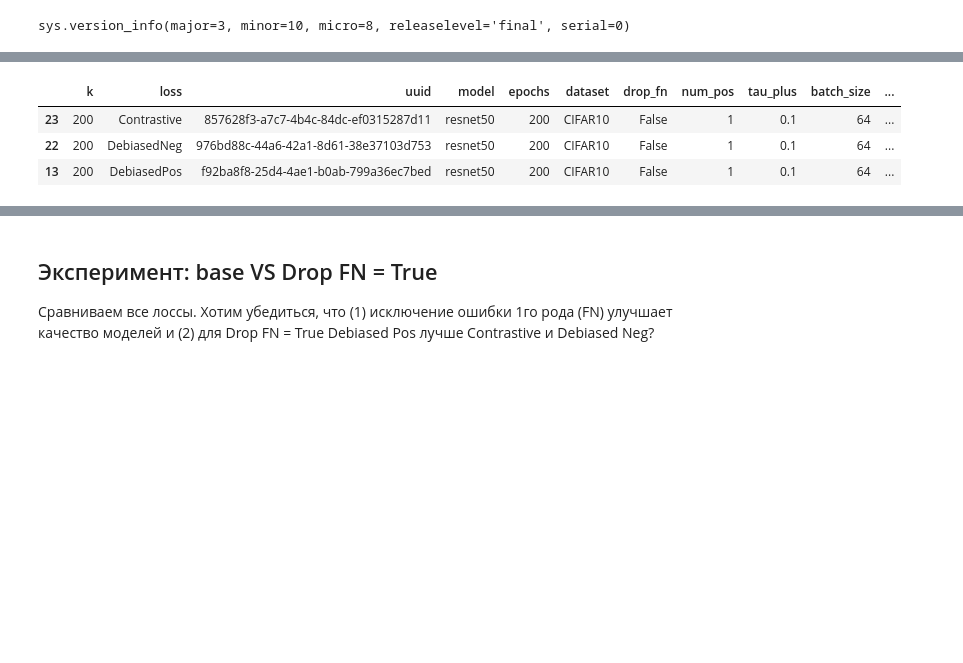
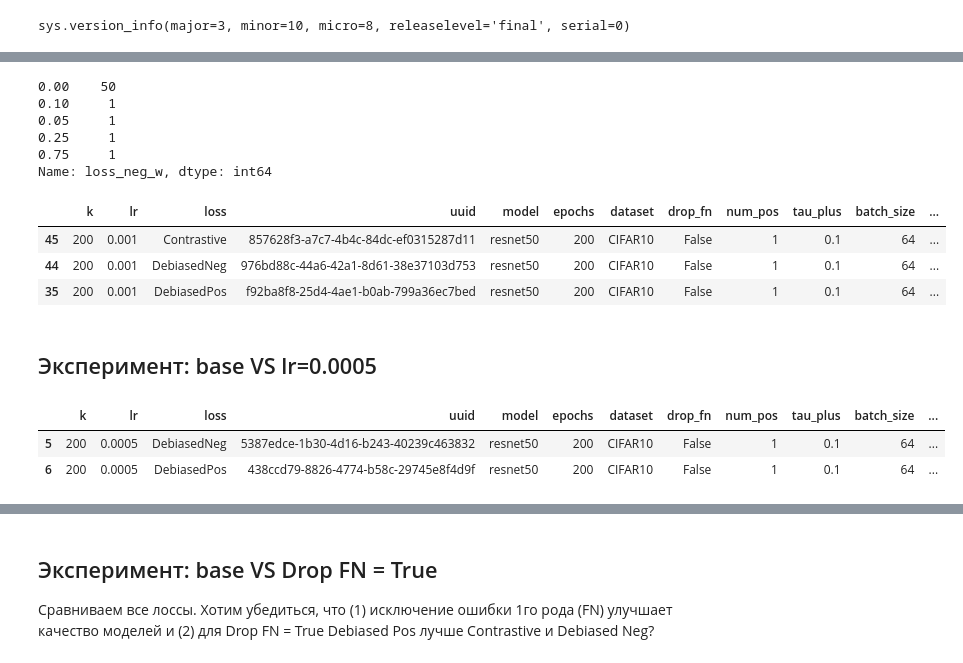
Before and after one commit to AsciiShell/hse_DCL_positive, a Jupyter notebook: plot_experiments.ipynb, the cells around one changed output, grey strips where cells are left out. Cells and saved outputs as stored; diff of their text form; code cells hidden in the pictures; blank space fills up the shorter version.

```diff
--- a/plot_experiments.ipynb
+++ b/plot_experiments.ipynb
@@ -42,7 +68,7 @@ for uuid_ in runs:
         js = json.load(f)
         exp_df.append(js)
 # %%
-exp_df = pd.DataFrame(exp_df)
+exp_df = pd.DataFrame(exp_df).fillna(0)
 # %%
 exp_df.drop(index=exp_df[exp_df["loss"] == "DebiasedPos"].index, inplace=True)
 exp_df.replace({"DebiasedPosV2": "DebiasedPos"}, inplace=True)
@@ -56,3 +103,12 @@ exp_df.head(3)
+# %%
+exp_df["loss_neg_w"].value_counts()
+# %% [output]
+0.00    50
+0.10     1
+0.05     1
+0.25     1
+0.75     1
+Name: loss_neg_w, dtype: int64
 # %%
 def get_metrics(uuid):
     out = path_metrics.format(uuid)
@@ -66,22 +122,39 @@ colors_map = {"DebiasedPos": "indianred", "DebiasedNeg": "teal", "Contrastive":
 # %%
 base_dict = {
     "model": "resnet50",
     "dataset": "CIFAR10",
     "drop_fn": False,
     "num_pos": 1,
     "tau_plus": 0.1,
+    "loss_neg_w": 0,
     "batch_size": 64,
     "m_agg_mode": "loss_combination",
     "noise_frac": 0,
+    "lr": 0.001,
 }
 x = exp_df.copy()
 for k, v in base_dict.items():
     x = x[x[k] == v].copy()
 # base_df = x.drop(columns=list(base_dict.keys())).copy()
 base_df = x.sort_values("loss").copy()
 base_df
 # %% [output]
-|  | k | loss | uuid | model | epochs | dataset | drop_fn | num_pos | tau_plus | batch_size | ... |
-| 23 | 200 | Contrastive | 857628f3-a7c7-4b4c-84dc-ef0315287d11 | resnet50 | 200 | CIFAR10 | False | 1 | 0.1 | 64 | ... |
-| 22 | 200 | DebiasedNeg | 976bd88c-44a6-42a1-8d61-38e37103d753 | resnet50 | 200 | CIFAR10 | False | 1 | 0.1 | 64 | ... |
-| 13 | 200 | DebiasedPos | f92ba8f8-25d4-4ae1-b0ab-799a36ec7bed | resnet50 | 200 | CIFAR10 | False | 1 | 0.1 | 64 | ... |
+|  | k | lr | loss | uuid | model | epochs | dataset | drop_fn | num_pos | tau_plus | batch_size | ... |
+| 45 | 200 | 0.001 | Contrastive | 857628f3-a7c7-4b4c-84dc-ef0315287d11 | resnet50 | 200 | CIFAR10 | False | 1 | 0.1 | 64 | ... |
+| 44 | 200 | 0.001 | DebiasedNeg | 976bd88c-44a6-42a1-8d61-38e37103d753 | resnet50 | 200 | CIFAR10 | False | 1 | 0.1 | 64 | ... |
+| 35 | 200 | 0.001 | DebiasedPos | f92ba8f8-25d4-4ae1-b0ab-799a36ec7bed | resnet50 | 200 | CIFAR10 | False | 1 | 0.1 | 64 | ... |
+# %% [markdown]
+## Эксперимент: base VS lr=0.0005
+# %%
+new_dict = base_dict.copy()
+new_dict["lr"] = 0.0005
+
+x = exp_df.copy()
+for k, v in new_dict.items():
+    x = x[x[k] == v].copy()
+new_df = x.sort_values("loss").copy()
+new_df
+# %% [output]
+|  | k | lr | loss | uuid | model | epochs | dataset | drop_fn | num_pos | tau_plus | batch_size | ... |
+| 5 | 200 | 0.0005 | DebiasedNeg | 5387edce-1b30-4d16-b243-40239c463832 | resnet50 | 200 | CIFAR10 | False | 1 | 0.1 | 64 | ... |
+| 6 | 200 | 0.0005 | DebiasedPos | 438ccd79-8826-4774-b58c-29745e8f4d9f | resnet50 | 200 | CIFAR10 | False | 1 | 0.1 | 64 | ... |
```
Also changed, not shown: parts of 55 cells of this notebook.
